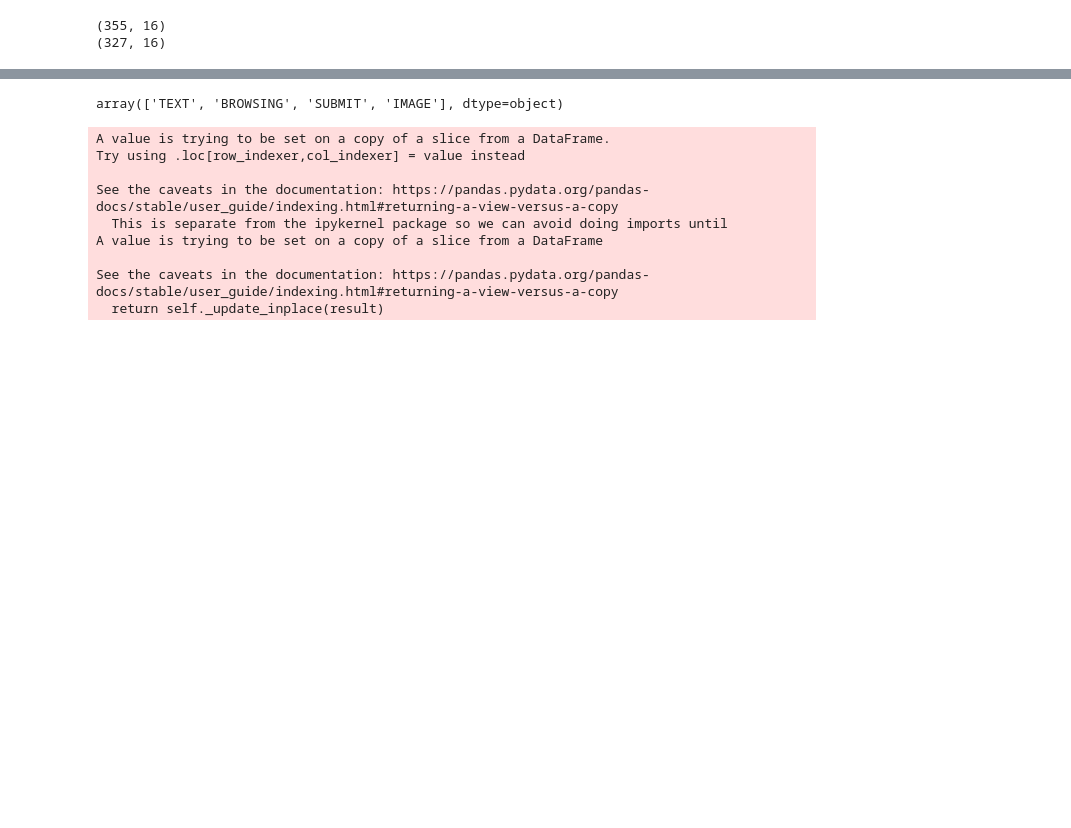
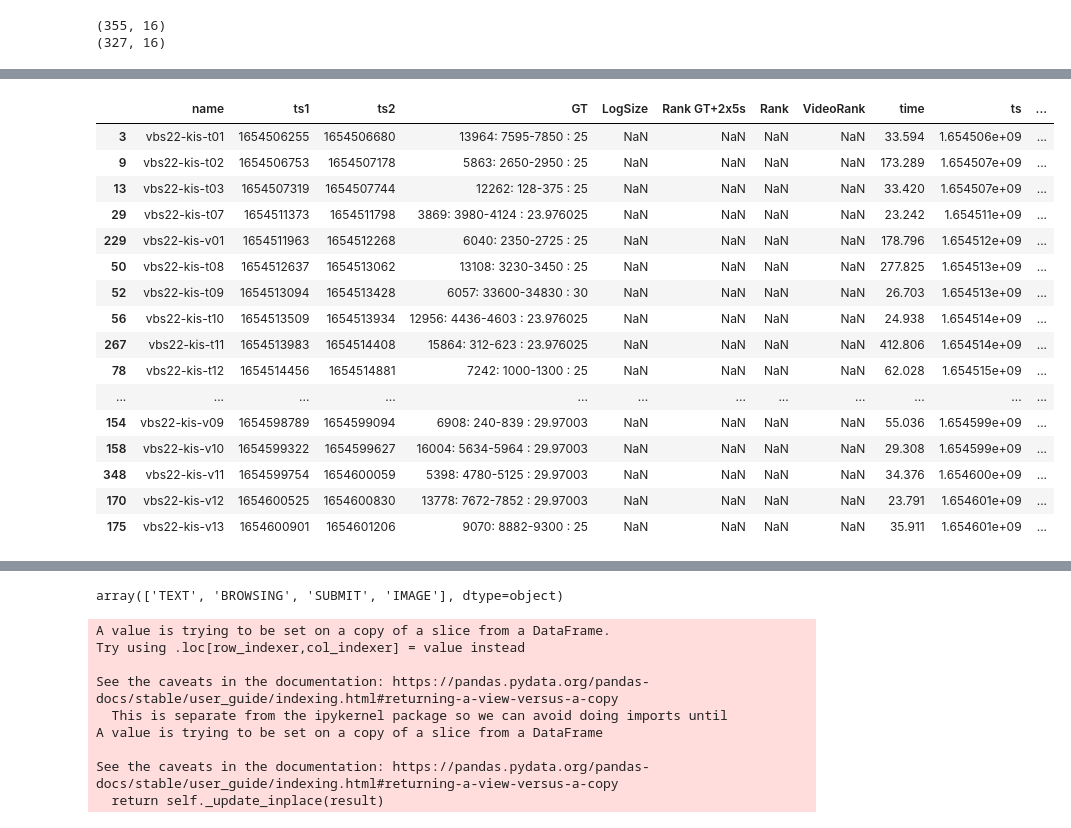
Before and after one commit to lpeska/MMM2023_CVHunter_analysis, a Jupyter notebook: CVHunter2022Eval_final.ipynb, the cells around one changed output, grey strips where cells are left out. Cells and saved outputs as stored; diff of their text form; code cells hidden in the pictures; blank space fills up the shorter version.

```diff
--- a/CVHunter2022Eval_final.ipynb
+++ b/CVHunter2022Eval_final.ipynb
@@ -47,3 +70,26 @@ print(rawData.shape)
+# %%
+for idx, row in serverSideCorrectSub.iterrows():
+    rawData.loc[((rawData["name"]==row["taskID"])&(rawData["category"]=="SUBMIT")&(rawData["filter"].str.contains("CORRECT"))),"time"] = row["timeSubmission"]
+    rawData.loc[((rawData["name"]==row["taskID"])&(rawData["category"]=="SUBMIT")&(rawData["filter"].str.contains("CORRECT"))),"ts"] = row["timestamp"]/1000
+rawData.loc[rawData["category"]=="SUBMIT"]
+# %% [output]
+|  | name | ts1 | ts2 | GT | LogSize | Rank GT+2x5s | Rank | VideoRank | time | ts | ... |
+| 3 | vbs22-kis-t01 | 1654506255 | 1654506680 | 13964: 7595-7850 : 25 | NaN | NaN | NaN | NaN | 33.594 | 1.654506e+09 | ... |
+| 9 | vbs22-kis-t02 | 1654506753 | 1654507178 | 5863: 2650-2950 : 25 | NaN | NaN | NaN | NaN | 173.289 | 1.654507e+09 | ... |
+| 13 | vbs22-kis-t03 | 1654507319 | 1654507744 | 12262: 128-375 : 25 | NaN | NaN | NaN | NaN | 33.420 | 1.654507e+09 | ... |
+| 29 | vbs22-kis-t07 | 1654511373 | 1654511798 | 3869: 3980-4124 : 23.976025 | NaN | NaN | NaN | NaN | 23.242 | 1.654511e+09 | ... |
+| 229 | vbs22-kis-v01 | 1654511963 | 1654512268 | 6040: 2350-2725 : 25 | NaN | NaN | NaN | NaN | 178.796 | 1.654512e+09 | ... |
+| 50 | vbs22-kis-t08 | 1654512637 | 1654513062 | 13108: 3230-3450 : 25 | NaN | NaN | NaN | NaN | 277.825 | 1.654513e+09 | ... |
+| 52 | vbs22-kis-t09 | 1654513094 | 1654513428 | 6057: 33600-34830 : 30 | NaN | NaN | NaN | NaN | 26.703 | 1.654513e+09 | ... |
+| 56 | vbs22-kis-t10 | 1654513509 | 1654513934 | 12956: 4436-4603 : 23.976025 | NaN | NaN | NaN | NaN | 24.938 | 1.654514e+09 | ... |
+| 267 | vbs22-kis-t11 | 1654513983 | 1654514408 | 15864: 312-623 : 23.976025 | NaN | NaN | NaN | NaN | 412.806 | 1.654514e+09 | ... |
+| 78 | vbs22-kis-t12 | 1654514456 | 1654514881 | 7242: 1000-1300 : 25 | NaN | NaN | NaN | NaN | 62.028 | 1.654515e+09 | ... |
+| ... | ... | ... | ... | ... | ... | ... | ... | ... | ... | ... | ... |
+| 154 | vbs22-kis-v09 | 1654598789 | 1654599094 | 6908: 240-839 : 29.97003 | NaN | NaN | NaN | NaN | 55.036 | 1.654599e+09 | ... |
+| 158 | vbs22-kis-v10 | 1654599322 | 1654599627 | 16004: 5634-5964 : 29.97003 | NaN | NaN | NaN | NaN | 29.308 | 1.654599e+09 | ... |
+| 348 | vbs22-kis-v11 | 1654599754 | 1654600059 | 5398: 4780-5125 : 29.97003 | NaN | NaN | NaN | NaN | 34.376 | 1.654600e+09 | ... |
+| 170 | vbs22-kis-v12 | 1654600525 | 1654600830 | 13778: 7672-7852 : 29.97003 | NaN | NaN | NaN | NaN | 23.791 | 1.654601e+09 | ... |
+| 175 | vbs22-kis-v13 | 1654600901 | 1654601206 | 9070: 8882-9300 : 25 | NaN | NaN | NaN | NaN | 35.911 | 1.654601e+09 | ... |
 # %%
 rawData.loc[((raw_LP.category == "BROWSING") & ((rawData.type.str.contains("VideoDetailClose")) | (raw_LP.type.str.contains("SimilarityDetailClose") ) ))]
 # %% [output]
```
Also changed, not shown: parts of 11 cells of this notebook, 7 other files.
